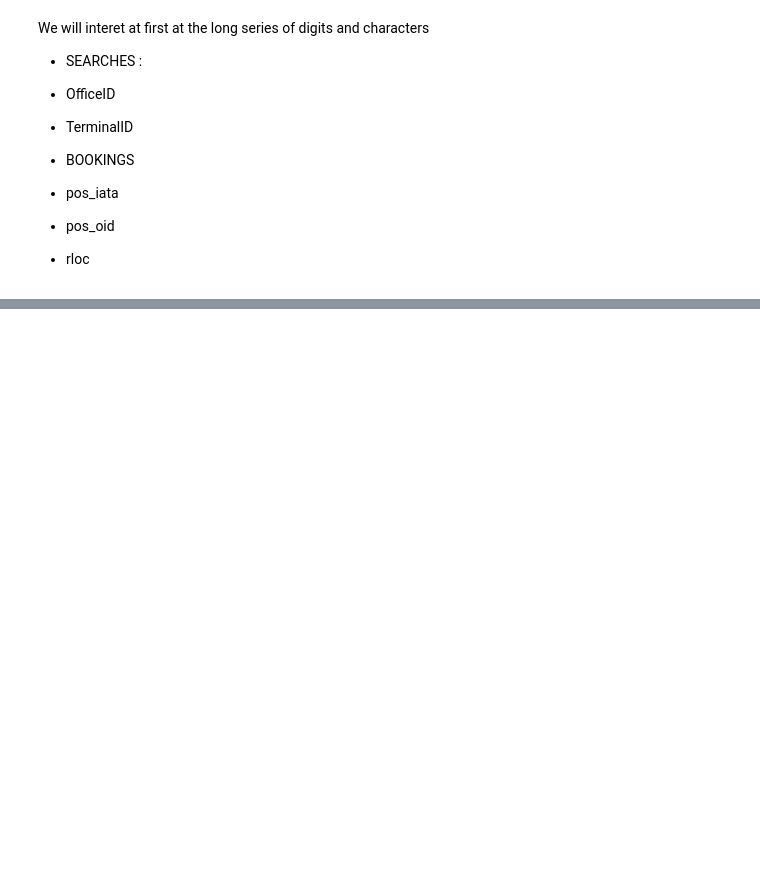
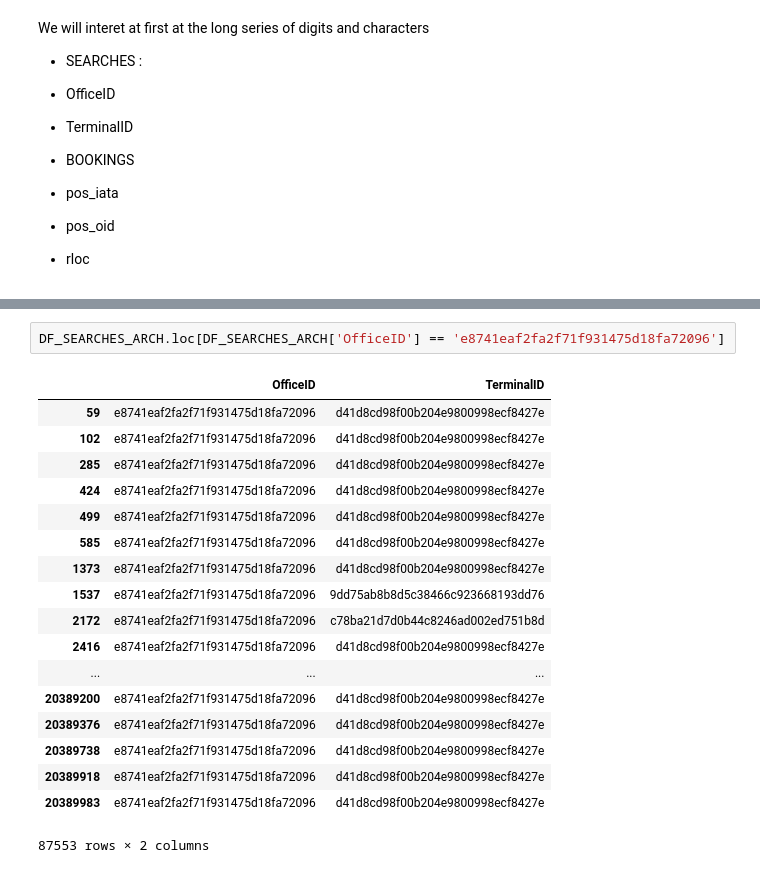
Before and after one commit to jangeloni/challenge_amadeus, a Jupyter notebook: bonus_exercise_1.ipynb, the cells around one changed output, grey strips where cells are left out. Cells and saved outputs as stored; diff of their text form; blank space fills up the shorter version.

```diff
--- a/bonus_exercise_1.ipynb
+++ b/bonus_exercise_1.ipynb
@@ -95,0 +144,21 @@ list_searches = ['OfficeID','TerminalID']
+# %%
+DF_SEARCHES_ARCH.loc[DF_SEARCHES_ARCH['OfficeID'] == 'e8741eaf2fa2f71f931475d18fa72096']
+# %% [output]
+|  | OfficeID | TerminalID |
+| 59 | e8741eaf2fa2f71f931475d18fa72096 | d41d8cd98f00b204e9800998ecf8427e |
+| 102 | e8741eaf2fa2f71f931475d18fa72096 | d41d8cd98f00b204e9800998ecf8427e |
+| 285 | e8741eaf2fa2f71f931475d18fa72096 | d41d8cd98f00b204e9800998ecf8427e |
+| 424 | e8741eaf2fa2f71f931475d18fa72096 | d41d8cd98f00b204e9800998ecf8427e |
+| 499 | e8741eaf2fa2f71f931475d18fa72096 | d41d8cd98f00b204e9800998ecf8427e |
+| 585 | e8741eaf2fa2f71f931475d18fa72096 | d41d8cd98f00b204e9800998ecf8427e |
+| 1373 | e8741eaf2fa2f71f931475d18fa72096 | d41d8cd98f00b204e9800998ecf8427e |
+| 1537 | e8741eaf2fa2f71f931475d18fa72096 | 9dd75ab8b8d5c38466c923668193dd76 |
+| 2172 | e8741eaf2fa2f71f931475d18fa72096 | c78ba21d7d0b44c8246ad002ed751b8d |
+| 2416 | e8741eaf2fa2f71f931475d18fa72096 | d41d8cd98f00b204e9800998ecf8427e |
+| ... | ... | ... |
+| 20389200 | e8741eaf2fa2f71f931475d18fa72096 | d41d8cd98f00b204e9800998ecf8427e |
+| 20389376 | e8741eaf2fa2f71f931475d18fa72096 | d41d8cd98f00b204e9800998ecf8427e |
+| 20389738 | e8741eaf2fa2f71f931475d18fa72096 | d41d8cd98f00b204e9800998ecf8427e |
+| 20389918 | e8741eaf2fa2f71f931475d18fa72096 | d41d8cd98f00b204e9800998ecf8427e |
+| 20389983 | e8741eaf2fa2f71f931475d18fa72096 | d41d8cd98f00b204e9800998ecf8427e |
+87553 rows × 2 columns
```
Also changed, not shown: parts of 6 cells of this notebook.
